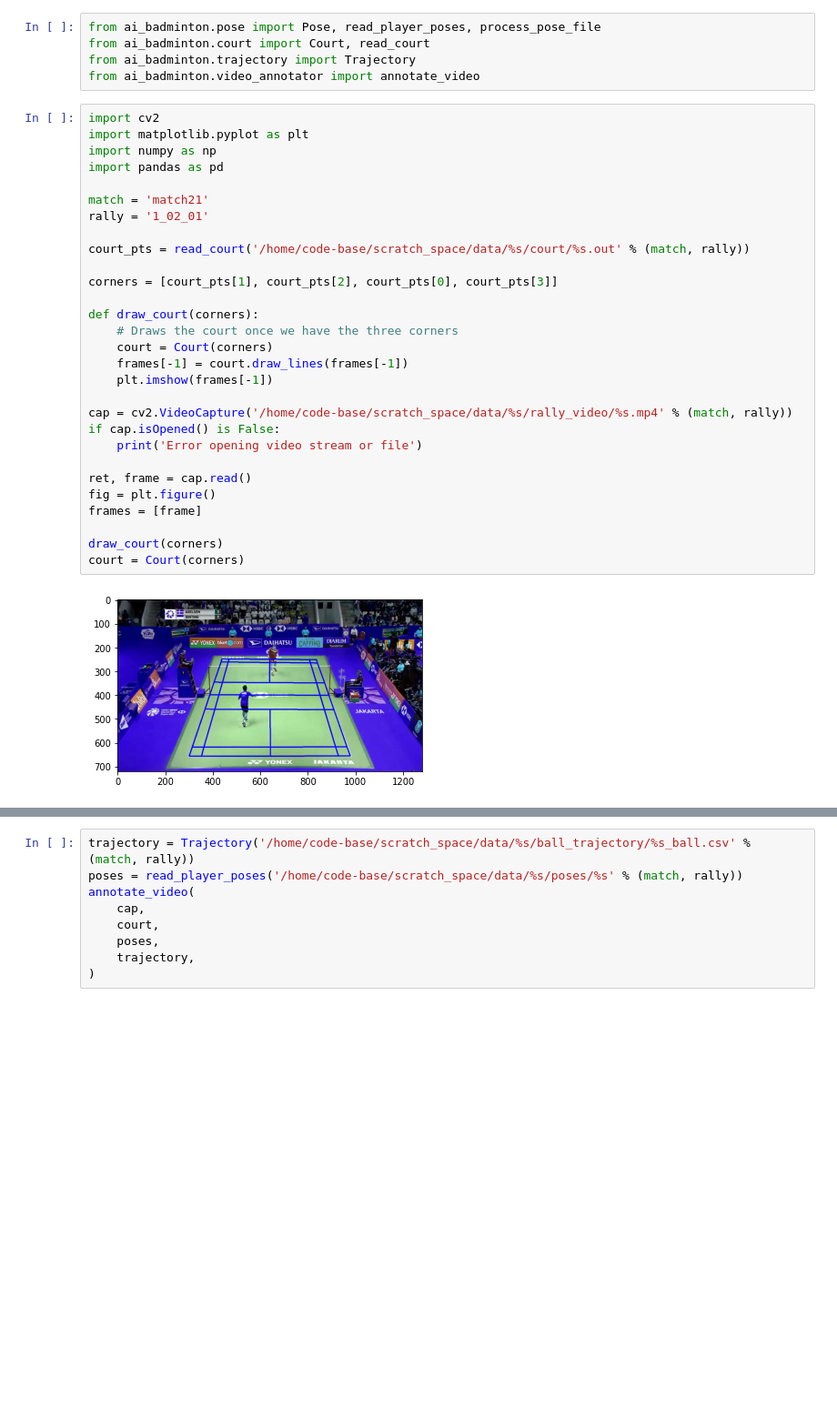
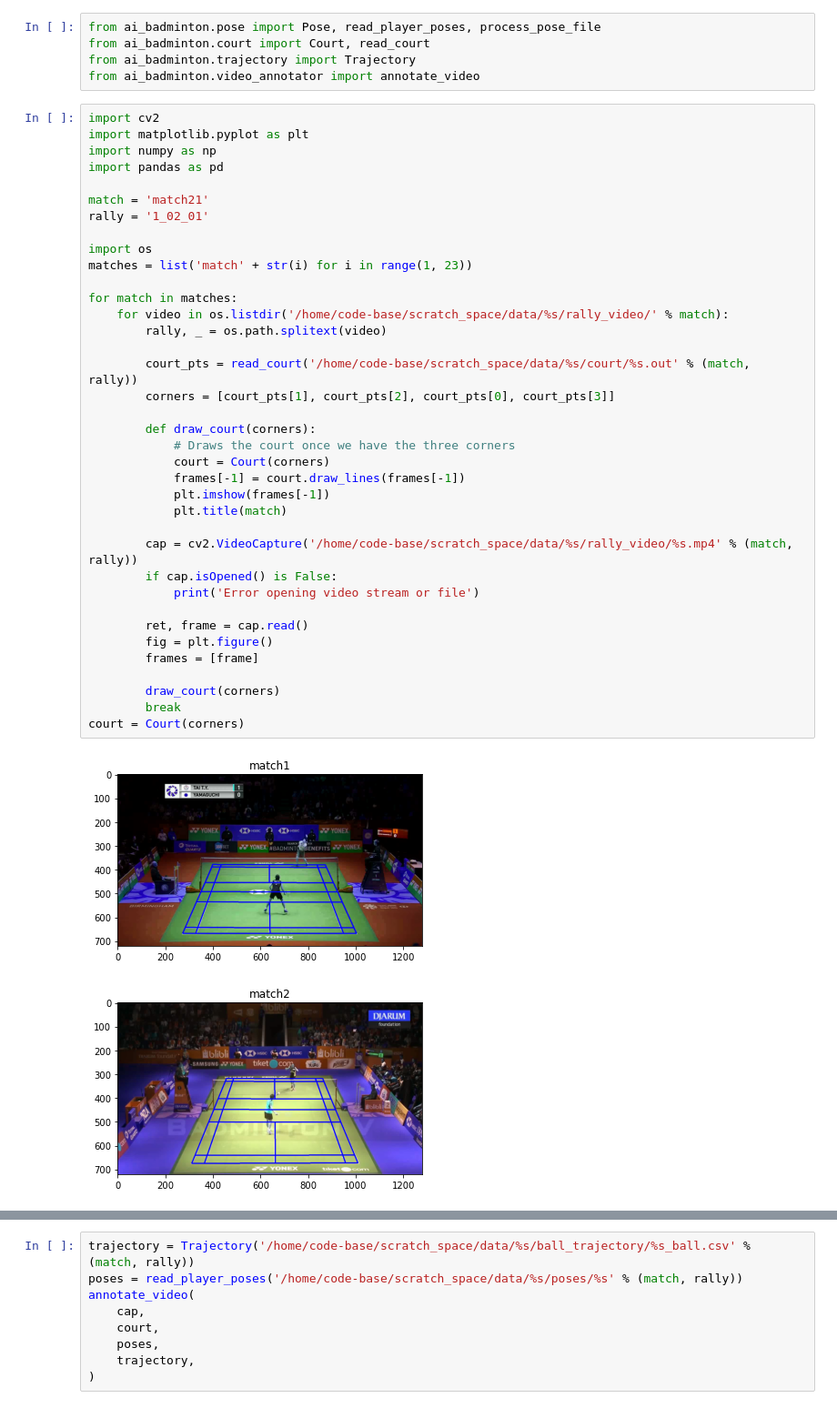
Before and after one commit to jhwang7628/monotrack, a Jupyter notebook: TrackNetv2/3_in_3_out/hitnet.ipynb, the cells around one changed output, grey strips where cells are left out. Shown at 91% size. Saved outputs shown, nothing was run; the diff lists cells and outputs as text; blank space fills up the shorter version.

```diff
--- a/TrackNetv2/3_in_3_out/hitnet.ipynb
+++ b/TrackNetv2/3_in_3_out/hitnet.ipynb
@@ -274,31 +274,40 @@ from ai_badminton.video_annotator import annotate_video
 # %%
 import cv2
 import matplotlib.pyplot as plt
 import numpy as np
 import pandas as pd
 
 match = 'match21'
 rally = '1_02_01'
 
-court_pts = read_court('/home/code-base/scratch_space/data/%s/court/%s.out' % (match, rally))
+import os
+matches = list('match' + str(i) for i in range(1, 23))
 
-corners = [court_pts[1], court_pts[2], court_pts[0], court_pts[3]]
+for match in matches:
+    for video in os.listdir('/home/code-base/scratch_space/data/%s/rally_video/' % match):
+        rally, _ = os.path.splitext(video)
 
-def draw_court(corners):
-    # Draws the court once we have the three corners
-    court = Court(corners)
-    frames[-1] = court.draw_lines(frames[-1])
-    plt.imshow(frames[-1])
+        court_pts = read_court('/home/code-base/scratch_space/data/%s/court/%s.out' % (match, rally))
+        corners = [court_pts[1], court_pts[2], court_pts[0], court_pts[3]]
 
-cap = cv2.VideoCapture('/home/code-base/scratch_space/data/%s/rally_video/%s.mp4' % (match, rally))
-if cap.isOpened() is False:
-    print('Error opening video stream or file')
+        def draw_court(corners):
+            # Draws the court once we have the three corners
+            court = Court(corners)
+            frames[-1] = court.draw_lines(frames[-1])
+            plt.imshow(frames[-1])
+            plt.title(match)
 
-ret, frame = cap.read()
-fig = plt.figure()
-frames = [frame]
+        cap = cv2.VideoCapture('/home/code-base/scratch_space/data/%s/rally_video/%s.mp4' % (match, rally))
+        if cap.isOpened() is False:
+            print('Error opening video stream or file')
 
-draw_court(corners)
+        ret, frame = cap.read()
+        fig = plt.figure()
+        frames = [frame]
+
+        draw_court(corners)
+        break
 court = Court(corners)
 # %% [output]
-[figure, old version]
+[figure, new version]
+[figure, added]
```
Also changed, not shown: parts of 5 cells of this notebook, 9 other files.
